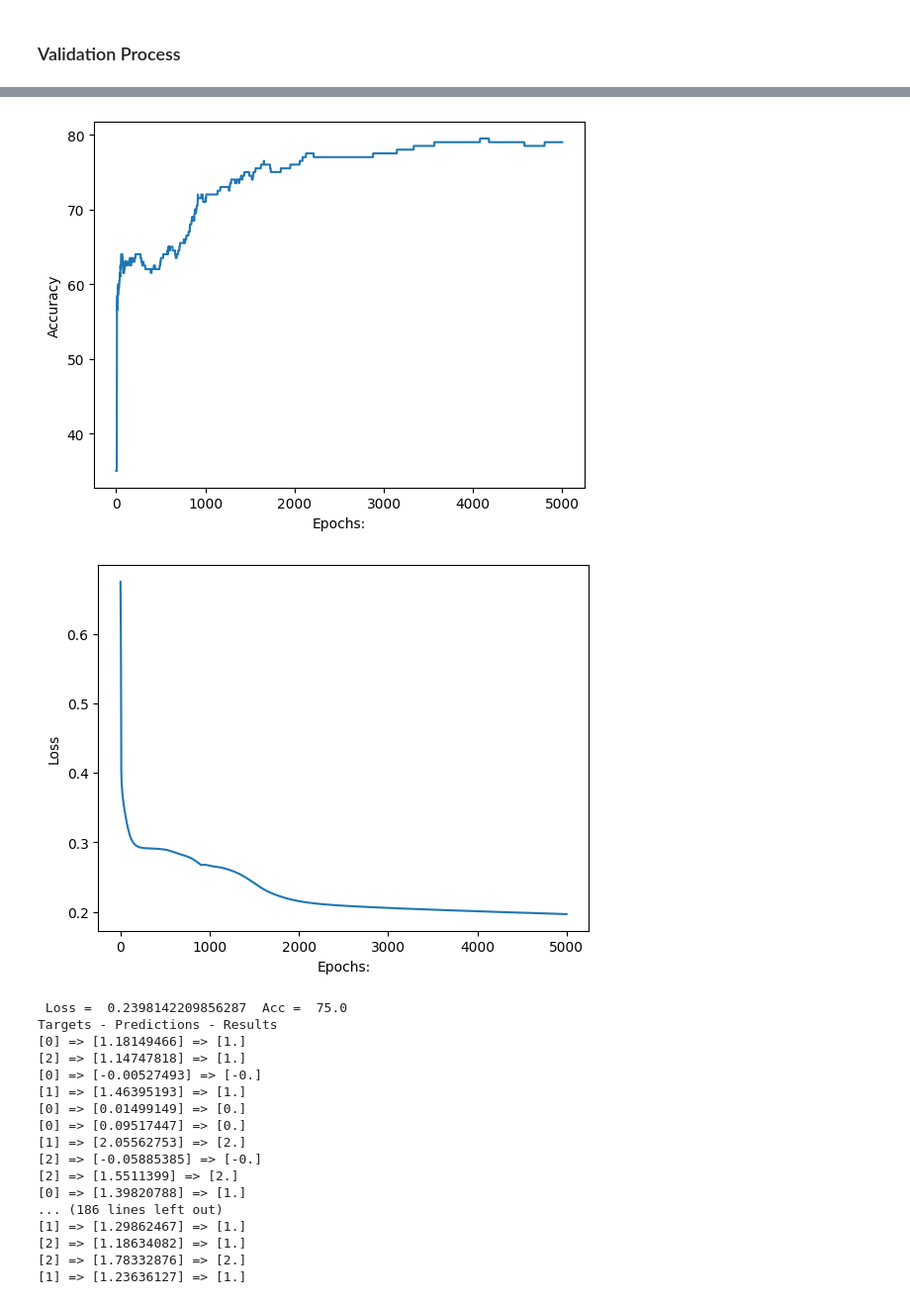
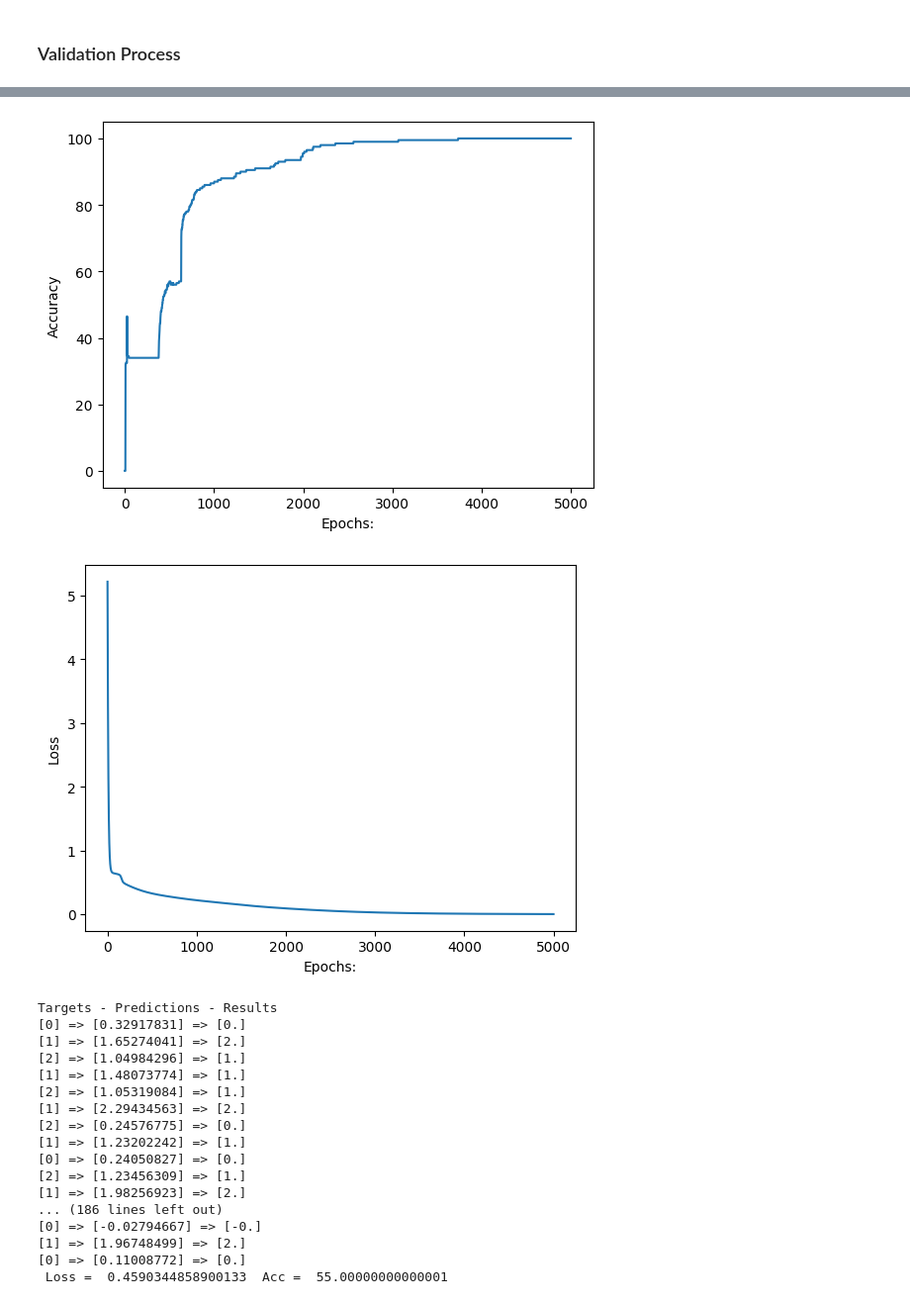
Before and after one commit to Cyrjl/Make-of-neural-network-with-numpy, a Jupyter notebook: Test_NeuralNet.ipynb, the cells around one changed output, grey strips where cells are left out. Shown at 99% size. Saved outputs shown, nothing was run; the diff lists cells and outputs as text; code cells hidden in the pictures.

```diff
--- a/Test_NeuralNet.ipynb
+++ b/Test_NeuralNet.ipynb
@@ -336,5 +359,5 @@ def validate(net: NeuralNet, inputs: Tensor, targets: Tensor,
 # %%
-lines: int = 20000
+lines: int = 200
 
 # 2 types of dataset : 12 variables and 3 variables
 
@@ -352,10 +375,17 @@ dataset2_validation = pd.read_csv('dataset_modif2.csv', usecols=[1, 2, 3], skipr
 labels_train = pd.read_csv('dataset_modif2.csv', usecols=["label"], nrows=lines)
 
 labels_validation = pd.read_csv('dataset_modif2.csv', usecols=[13], skiprows=lines+1, nrows=lines)
+
+# New labels for cross entropy loss
+
+bin_labels_train = np.where(labels_train.values == 0, 0, 1)
+
+bin_labels_validation = np.where(labels_validation.values == 0, 0, 1)
 # %%
-# Using 2 instances of the same network for different number of epochs for training
-
-seed_value: bool = True
+seed_value: bool = False
+batch_value: bool = False
+batch_num: int = 20
+shuffle_value: bool = False
 
 net1 = NeuralNet([
     Linear(input_size=12, output_size=4, Seed=seed_value),
@@ -369,32 +399,9 @@ net1 = NeuralNet([
     Linear(input_size=4, output_size=1, Seed=seed_value),
 ])
 
-net2 = NeuralNet([
-    Linear(input_size=12, output_size=4, Seed=seed_value),
-    Activation(tanh, tanh_prime),
-    Linear(input_size=4, output_size=6, Seed=seed_value),
-    Activation(sigmoid, sigmoid_prime),
-    Linear(input_size=6, output_size=6, Seed=seed_value),
-    Activation(tanh, tanh_prime),
-    Linear(input_size=6, output_size=4, Seed=seed_value),
-    Activation(sigmoid, sigmoid_prime),
-    Linear(input_size=4, output_size=1, Seed=seed_value),
-])
-
-batch_value: bool = True
-batch_num: int = 200
-shuffle_value: bool = False
-
 train(net1, inputs=dataset1_train.values, targets=labels_train.values, loss=MeanSquareError(),
       UseBatch=batch_value, iterator=BatchIterator(batch_size=batch_num, shuffle=shuffle_value), num_epochs=5000)
 
 validate(net1, inputs=dataset1_validation.values, targets=labels_validation.values, loss=MeanSquareError(),
          UseBatch=batch_value, iterator=BatchIterator(batch_size=batch_num, shuffle=shuffle_value))
-
-
-""" train(net2, inputs=dataset1_train.values, targets=labels_train.values, loss=MeanSquareError(),
-      UseBatch=batch_value, iterator=BatchIterator(batch_size=batch_num, shuffle=shuffle_value), num_epochs=10000)
-
-validate(net2, inputs=dataset1_validation.values, targets=labels_validation.values, loss=MeanSquareError(),
-         UseBatch=batch_value, iterator=BatchIterator(batch_size=batch_num, shuffle=shuffle_value)) """
 # %% [output]
@@ -418,19 +425,19 @@ Epoch =  1100  Loss =  0.26423993300685134  Acc =  72.0
-[figure, old version]
+[figure, new version]
-[figure, old version]
+[figure, new version]
- Loss =  0.2398142209856287  Acc =  75.0
 Targets - Predictions - Results
-[0] => [1.18149466] => [1.]
-[2] => [1.14747818] => [1.]
-[0] => [-0.00527493] => [-0.]
-[1] => [1.46395193] => [1.]
-[0] => [0.01499149] => [0.]
-[0] => [0.09517447] => [0.]
-[1] => [2.05562753] => [2.]
-[2] => [-0.05885385] => [-0.]
-[2] => [1.5511399] => [2.]
-[0] => [1.39820788] => [1.]
+[0] => [0.32917831] => [0.]
+[1] => [1.65274041] => [2.]
+[2] => [1.04984296] => [1.]
+[1] => [1.48073774] => [1.]
+[2] => [1.05319084] => [1.]
+[1] => [2.29434563] => [2.]
+[2] => [0.24576775] => [0.]
+[1] => [1.23202242] => [1.]
+[0] => [0.24050827] => [0.]
+[2] => [1.23456309] => [1.]
+[1] => [1.98256923] => [2.]
 ... (186 lines left out)
-[1] => [1.29862467] => [1.]
-[2] => [1.18634082] => [1.]
-[2] => [1.78332876] => [2.]
-[1] => [1.23636127] => [1.]
+[0] => [-0.02794667] => [-0.]
+[1] => [1.96748499] => [2.]
+[0] => [0.11008772] => [0.]
+ Loss =  0.4590344858900133  Acc =  55.00000000000001
```
Also changed, not shown: parts of 6 cells of this notebook, 1 other file.
